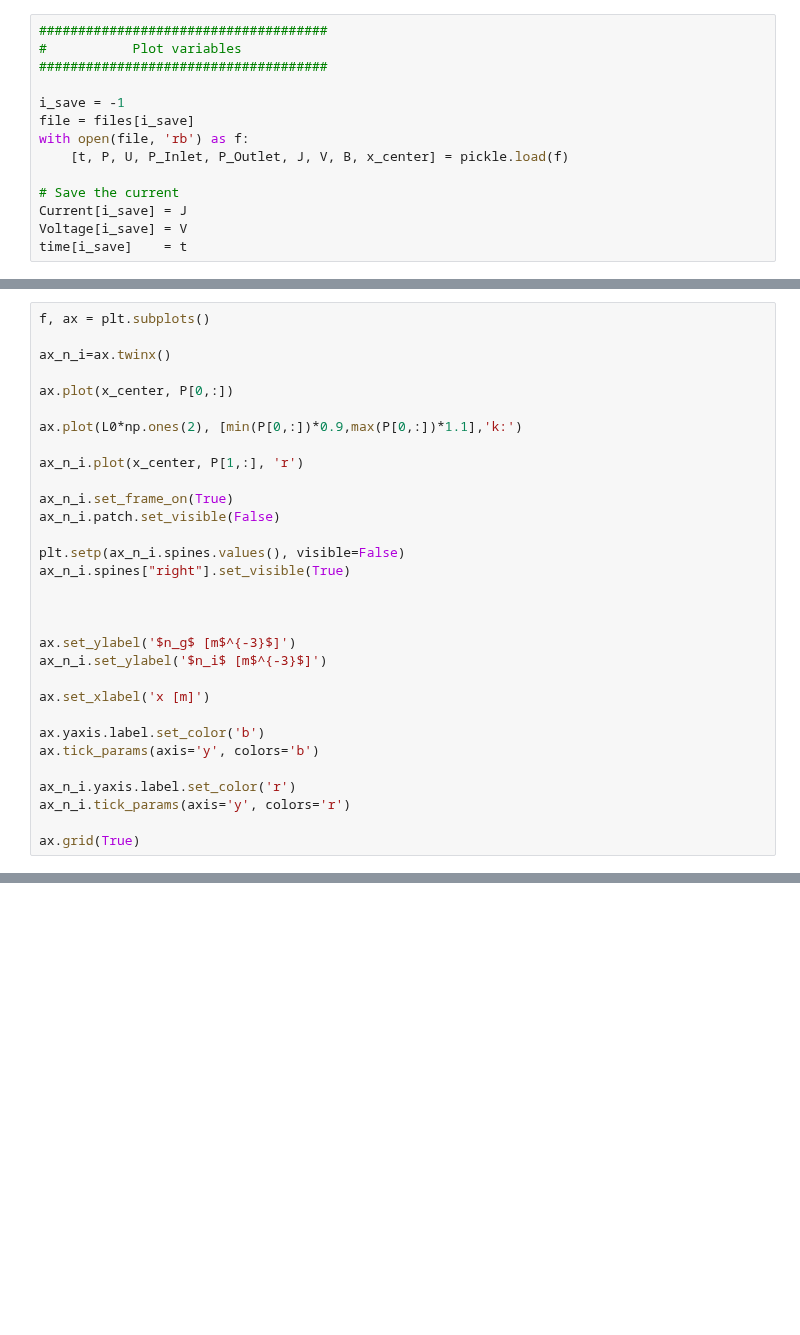
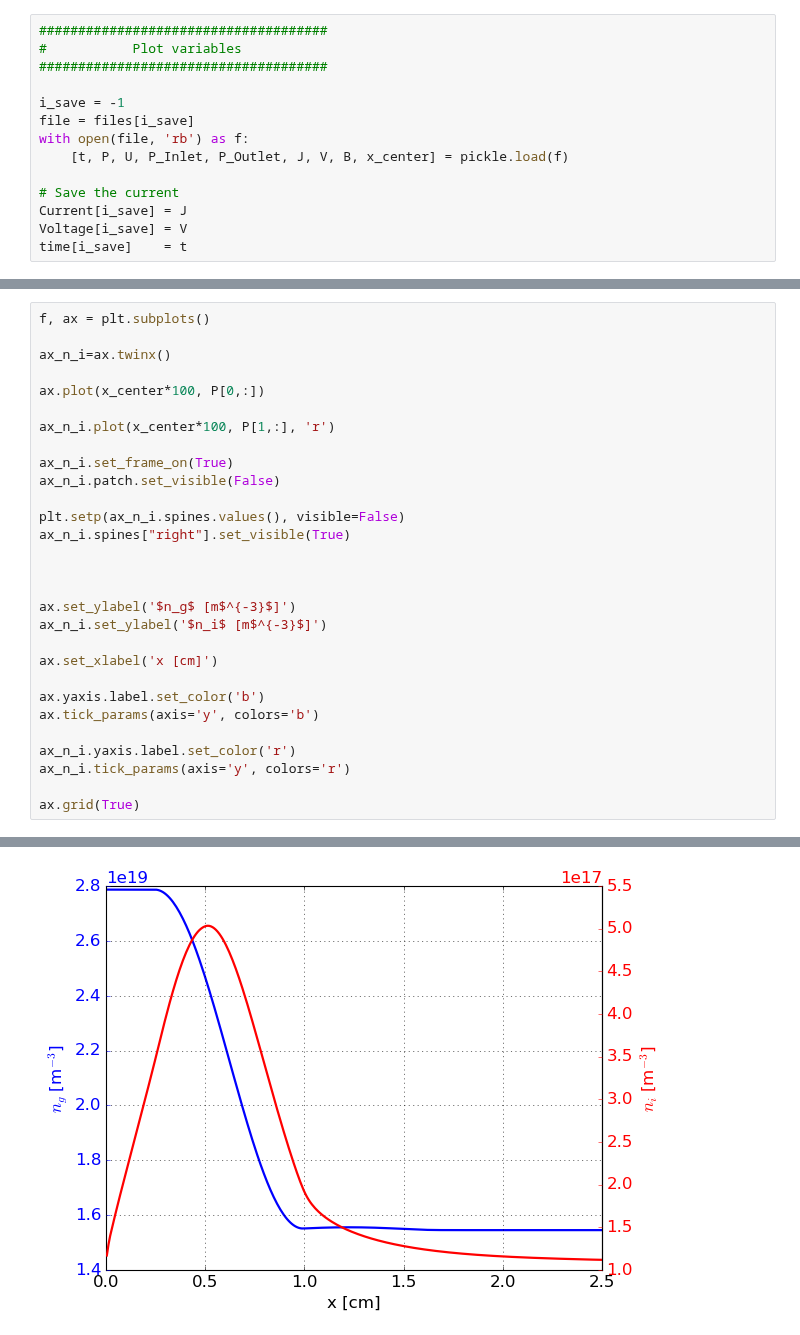
Before and after one commit to federicopetronio/FLHET1D, a Jupyter notebook: Plots_Charoy.ipynb, the cells around one changed output, grey strips where cells are left out. Drawn from its saved outputs; the diff is of its cells as text; blank space fills up the shorter version.

```diff
--- a/Plots_Charoy.ipynb
+++ b/Plots_Charoy.ipynb
@@ -445,11 +412,9 @@ f, ax = plt.subplots()
 
 ax_n_i=ax.twinx()
 
-ax.plot(x_center, P[0,:])
+ax.plot(x_center*100, P[0,:])
 
-ax.plot(L0*np.ones(2), [min(P[0,:])*0.9,max(P[0,:])*1.1],'k:')
-
-ax_n_i.plot(x_center, P[1,:], 'r')
+ax_n_i.plot(x_center*100, P[1,:], 'r')
 
 ax_n_i.set_frame_on(True)
 ax_n_i.patch.set_visible(False)
@@ -462,7 +427,7 @@ ax_n_i.spines["right"].set_visible(True)
 ax.set_ylabel('$n_g$ [m$^{-3}$]')
 ax_n_i.set_ylabel('$n_i$ [m$^{-3}$]')
 
-ax.set_xlabel('x [m]')
+ax.set_xlabel('x [cm]')
 
 ax.yaxis.label.set_color('b')
 ax.tick_params(axis='y', colors='b')
@@ -477,3 +440,4 @@ ax.grid(True)
+[figure, added]
 # %%
 f, ax = plt.subplots()
 
```
Also changed, not shown: parts of 28 cells of this notebook, 3 other files.
